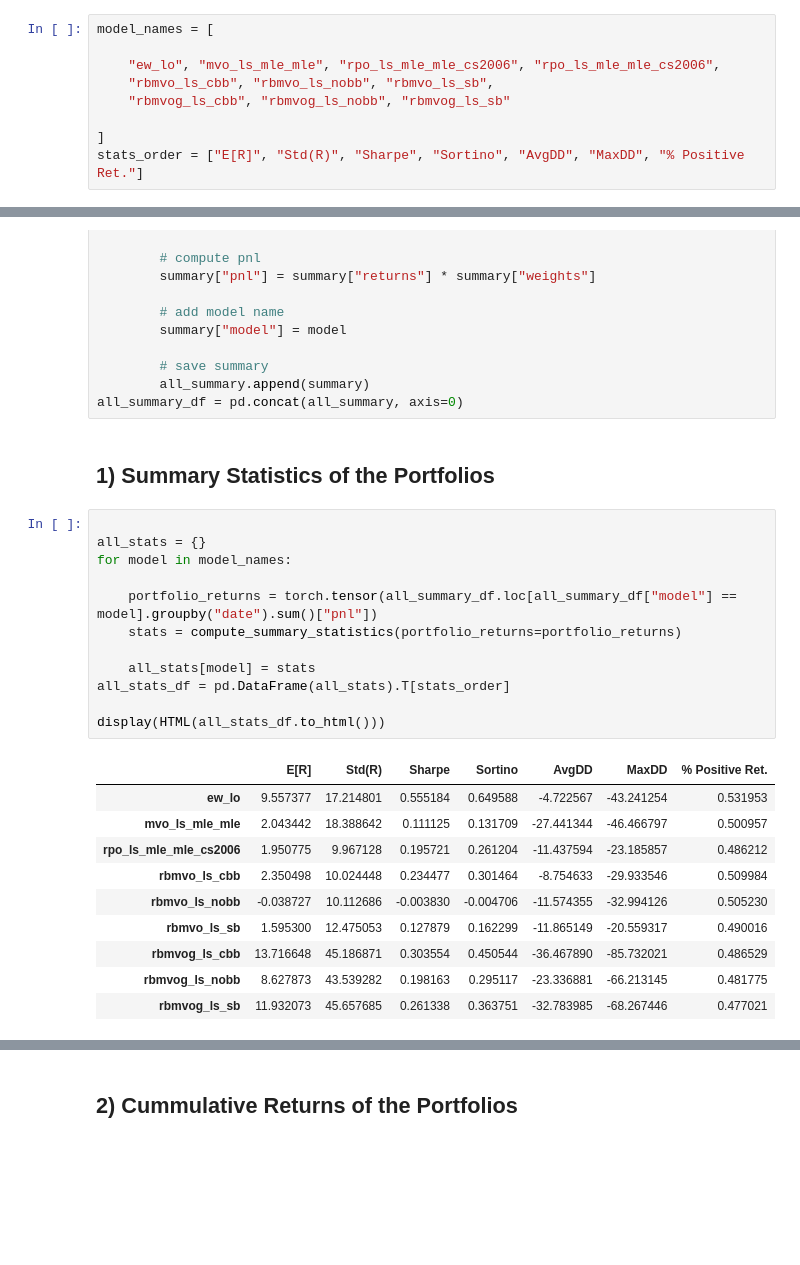
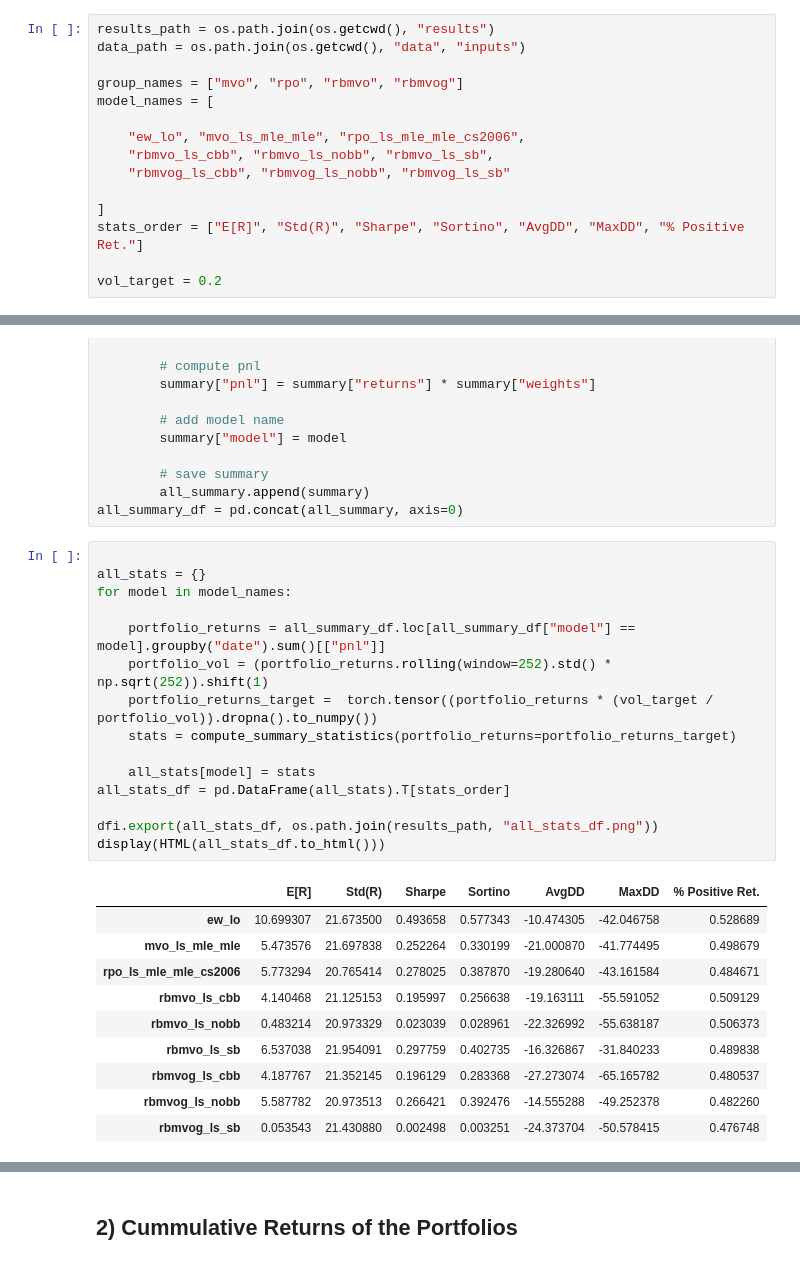
Before and after one commit to dcuoliveira/rpowbe, a Jupyter notebook: src/results_report.ipynb, the cells around one changed output, grey strips where cells are left out. Cells and saved outputs as stored; diff of their text form; blank space fills up the shorter version.

```diff
--- a/src/results_report.ipynb
+++ b/src/results_report.ipynb
@@ -11,11 +13,17 @@ from utils.dataset_utils import aggregate_results
 plt.style.use('bmh')
 plt.rcParams['lines.linewidth'] = 1
 # %%
+results_path = os.path.join(os.getcwd(), "results")
+data_path = os.path.join(os.getcwd(), "data", "inputs")
+
+group_names = ["mvo", "rpo", "rbmvo", "rbmvog"]
 model_names = [
 
-    "ew_lo", "mvo_ls_mle_mle", "rpo_ls_mle_mle_cs2006", "rpo_ls_mle_mle_cs2006",
+    "ew_lo", "mvo_ls_mle_mle", "rpo_ls_mle_mle_cs2006",
     "rbmvo_ls_cbb", "rbmvo_ls_nobb", "rbmvo_ls_sb",
     "rbmvog_ls_cbb", "rbmvog_ls_nobb", "rbmvog_ls_sb"
 
 ]
 stats_order = ["E[R]", "Std(R)", "Sharpe", "Sortino", "AvgDD", "MaxDD", "% Positive Ret."]
+
+vol_target = 0.2
@@ -40,31 +96,32 @@ for model in model_names:
         # save summary
         all_summary.append(summary)
 all_summary_df = pd.concat(all_summary, axis=0)
-# %% [markdown]
-## 1) Summary Statistics of the Portfolios
 # %%
 
 all_stats = {}
 for model in model_names:
 
-    portfolio_returns = torch.tensor(all_summary_df.loc[all_summary_df["model"] == model].groupby("date").sum()["pnl"])
-    stats = compute_summary_statistics(portfolio_returns=portfolio_returns)
+    portfolio_returns = all_summary_df.loc[all_summary_df["model"] == model].groupby("date").sum()[["pnl"]]
+    portfolio_vol = (portfolio_returns.rolling(window=252).std() * np.sqrt(252)).shift(1)
+    portfolio_returns_target =  torch.tensor((portfolio_returns * (vol_target / portfolio_vol)).dropna().to_numpy())
+    stats = compute_summary_statistics(portfolio_returns=portfolio_returns_target)
 
     all_stats[model] = stats
 all_stats_df = pd.DataFrame(all_stats).T[stats_order]
 
+dfi.export(all_stats_df, os.path.join(results_path, "all_stats_df.png"))
 display(HTML(all_stats_df.to_html()))
 # %% [output]
 |  | E[R] | Std(R) | Sharpe | Sortino | AvgDD | MaxDD | % Positive Ret. |
-| ew_lo | 9.557377 | 17.214801 | 0.555184 | 0.649588 | -4.722567 | -43.241254 | 0.531953 |
-| mvo_ls_mle_mle | 2.043442 | 18.388642 | 0.111125 | 0.131709 | -27.441344 | -46.466797 | 0.500957 |
-| rpo_ls_mle_mle_cs2006 | 1.950775 | 9.967128 | 0.195721 | 0.261204 | -11.437594 | -23.185857 | 0.486212 |
-| rbmvo_ls_cbb | 2.350498 | 10.024448 | 0.234477 | 0.301464 | -8.754633 | -29.933546 | 0.509984 |
-| rbmvo_ls_nobb | -0.038727 | 10.112686 | -0.003830 | -0.004706 | -11.574355 | -32.994126 | 0.505230 |
-| rbmvo_ls_sb | 1.595300 | 12.475053 | 0.127879 | 0.162299 | -11.865149 | -20.559317 | 0.490016 |
-| rbmvog_ls_cbb | 13.716648 | 45.186871 | 0.303554 | 0.450544 | -36.467890 | -85.732021 | 0.486529 |
-| rbmvog_ls_nobb | 8.627873 | 43.539282 | 0.198163 | 0.295117 | -23.336881 | -66.213145 | 0.481775 |
-| rbmvog_ls_sb | 11.932073 | 45.657685 | 0.261338 | 0.363751 | -32.783985 | -68.267446 | 0.477021 |
+| ew_lo | 10.699307 | 21.673500 | 0.493658 | 0.577343 | -10.474305 | -42.046758 | 0.528689 |
+| mvo_ls_mle_mle | 5.473576 | 21.697838 | 0.252264 | 0.330199 | -21.000870 | -41.774495 | 0.498679 |
+| rpo_ls_mle_mle_cs2006 | 5.773294 | 20.765414 | 0.278025 | 0.387870 | -19.280640 | -43.161584 | 0.484671 |
+| rbmvo_ls_cbb | 4.140468 | 21.125153 | 0.195997 | 0.256638 | -19.163111 | -55.591052 | 0.509129 |
+| rbmvo_ls_nobb | 0.483214 | 20.973329 | 0.023039 | 0.028961 | -22.326992 | -55.638187 | 0.506373 |
+| rbmvo_ls_sb | 6.537038 | 21.954091 | 0.297759 | 0.402735 | -16.326867 | -31.840233 | 0.489838 |
+| rbmvog_ls_cbb | 4.187767 | 21.352145 | 0.196129 | 0.283368 | -27.273074 | -65.165782 | 0.480537 |
+| rbmvog_ls_nobb | 5.587782 | 20.973513 | 0.266421 | 0.392476 | -14.555288 | -49.252378 | 0.482260 |
+| rbmvog_ls_sb | 0.053543 | 21.430880 | 0.002498 | 0.003251 | -24.373704 | -50.578415 | 0.476748 |
 # %%
 print(all_stats_df.reset_index().to_latex(index=False))
 # %% [output]
```
Also changed, not shown: parts of 9 cells of this notebook.
